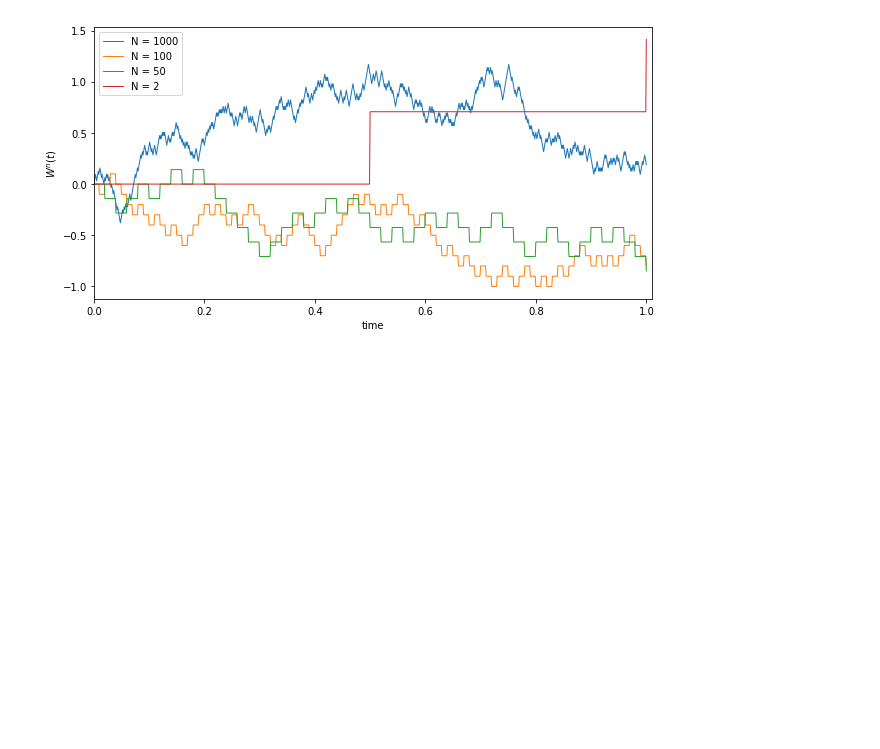
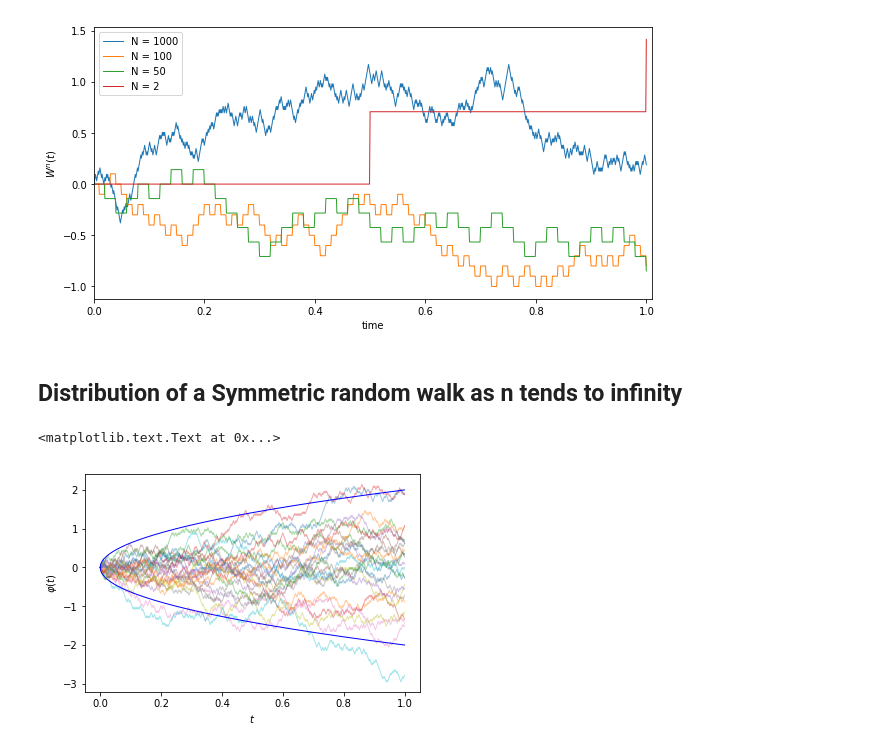
Before and after one commit to gerdm/TGMAFFIRO, a Jupyter notebook: notebooks/graphics.ipynb, the cells around one changed output. Saved outputs shown, nothing was run; the diff lists cells and outputs as text; code cells hidden in the pictures; blank space fills up the shorter version.

```diff
--- a/notebooks/graphics.ipynb
+++ b/notebooks/graphics.ipynb
@@ -90,3 +90,21 @@ Please add the following lines to your LaTeX preamble:
 \usepackage{pgfplots}
 =========================================================
 [figure]
+# %% [markdown]
+## Distribution of a Symmetric random walk as n tends to infinity
+# %%
+%matplotlib inline
+seed(1707)
+for i in range(25):
+    x = np.linspace(0, 1, 501)
+    wn = scaled_random_walk(500, 1)
+    plt.plot(x, wn, linewidth=1, alpha=0.4)
+
+plt.plot(x, 2*np.sqrt(x), color="blue", linewidth=1)
+plt.plot(x, -2*np.sqrt(x), color="blue", linewidth=1)
+plt.xlabel("$t$")
+plt.ylabel(r"$\varphi(t)$")
+#texsave("../images/standard_bw.tex")
+# %% [output]
+<matplotlib.text.Text at 0x...>
+[figure, added]
```
Also changed, not shown: parts of 4 cells of this notebook, 6 other files.
